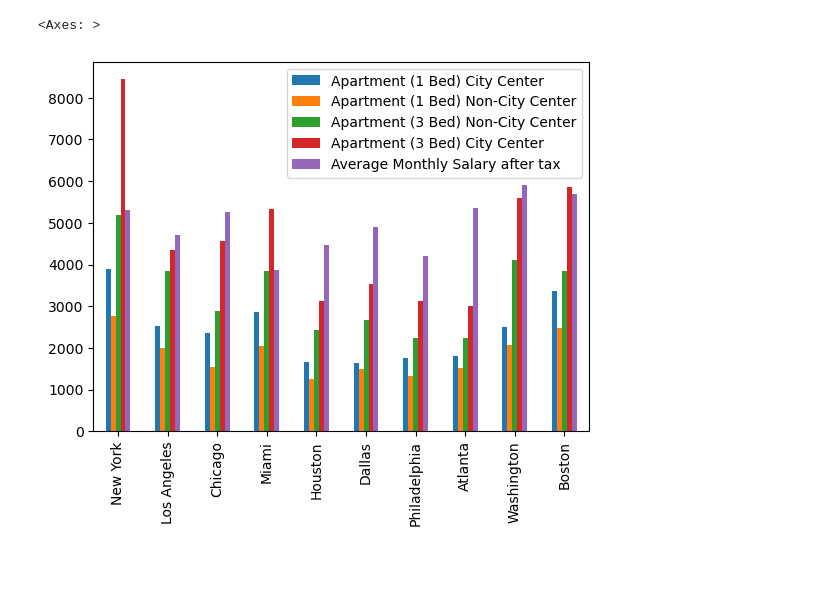
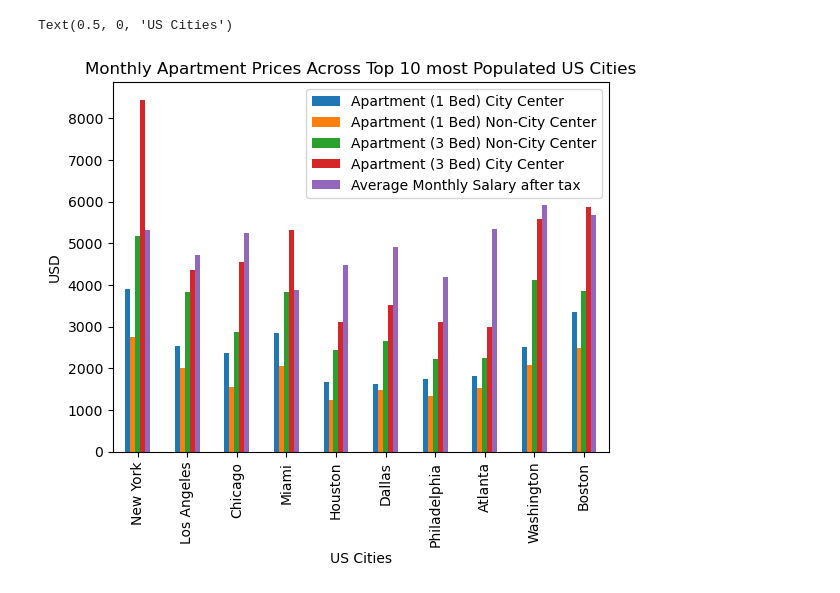
Before and after one commit to michaelyiu1/Cost_of_Living_Project, a Jupyter notebook: data_visualization.ipynb, the cells around one changed output. Saved outputs shown, nothing was run; the diff lists cells and outputs as text; code cells hidden in the pictures; blank space fills up the shorter version.

Commit message:
update apartment prices grpah with title and label axes

```diff
--- a/data_visualization.ipynb
+++ b/data_visualization.ipynb
@@ -29,33 +29,37 @@ def str_to_tuple(val):
     try:
         return ast.literal_eval(val)
     except (ValueError, SyntaxError):
         return None
 
 #Build a table of the 10 most populated cities and rank the cost of a 1 Bedroom apartment in the city center
 cities_top_10_pop = city_population_df[0:10]
 cities_top_10_pop_cost = dict()
 
 for index,row in cities_top_10_pop.iterrows():
     try:
         city = row.values[1].strip()
         city_costs= cost_living_df.loc[cost_living_df['City'] == city]
         avg_1BR_citycenter = str_to_tuple(city_costs['Apartment (1 bedroom) in City Centre'].values[0])[0]
         avg_3BR_citycenter = str_to_tuple(city_costs['Apartment (3 bedrooms) in City Centre'].values[0])[0]
         avg_1BR_non_citycenter = str_to_tuple(city_costs['Apartment (1 bedroom) Outside of Centre'].values[0])[0]
         avg_3BR_non_citycenter = str_to_tuple(city_costs['Apartment (3 bedrooms) Outside of Centre'].values[0])[0]
 
         #avg_meal = str_to_tuple(city_costs["Meal, Inexpensive Restaurant"].values[0])[0]
         avg_salary = str_to_tuple(city_costs['Average Monthly Net Salary (After Tax)'].values[0])[0]
         cities_top_10_pop_cost[city] = [avg_1BR_citycenter, avg_1BR_non_citycenter, avg_3BR_non_citycenter, avg_3BR_citycenter, avg_salary]
     except:
         pass
 
 df = pd.DataFrame(cities_top_10_pop_cost)
 df.index = ['Apartment (1 Bed) City Center','Apartment (1 Bed) Non-City Center','Apartment (3 Bed) Non-City Center','Apartment (3 Bed) City Center','Average Monthly Salary after tax']
 city_costs = df.T
 city_costs = city_costs.map(lambda x: float(str(x).replace(',', '')))
+
 # Plotting a bar graph for the 'Values' column
-city_costs.plot(kind='bar')
+ax = city_costs.plot(kind='bar')
+ax.set_title('Monthly Apartment Prices Across Top 10 most Populated US Cities')
+ax.set_ylabel('USD')
+ax.set_xlabel('US Cities')
 # %% [output]
-<Axes: >
+Text(0.5, 0, 'US Cities')
-[figure, old version]
+[figure, new version]
```
